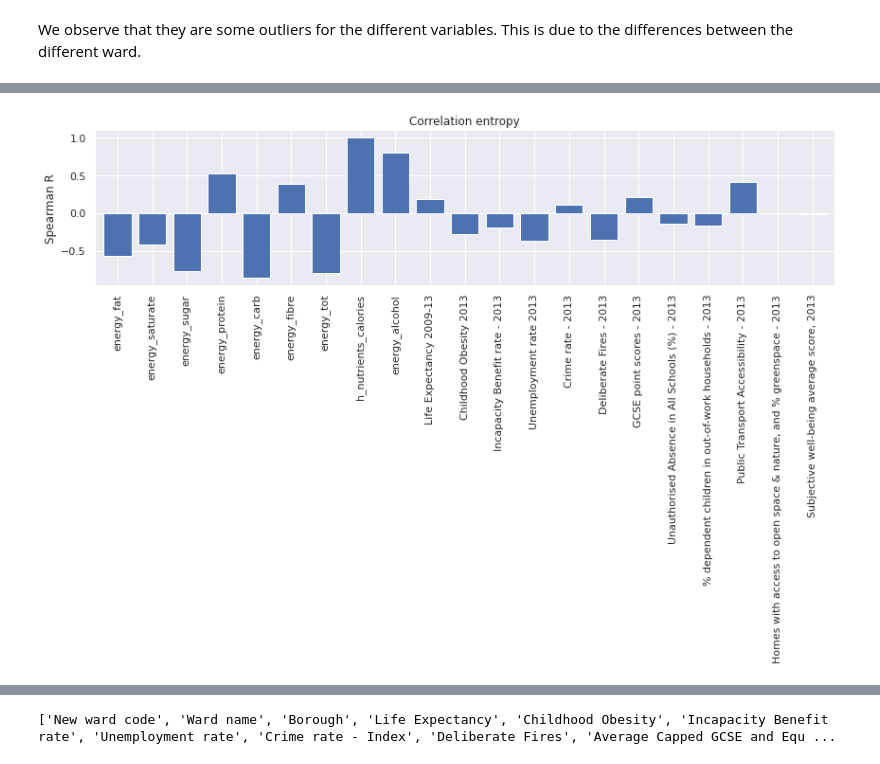
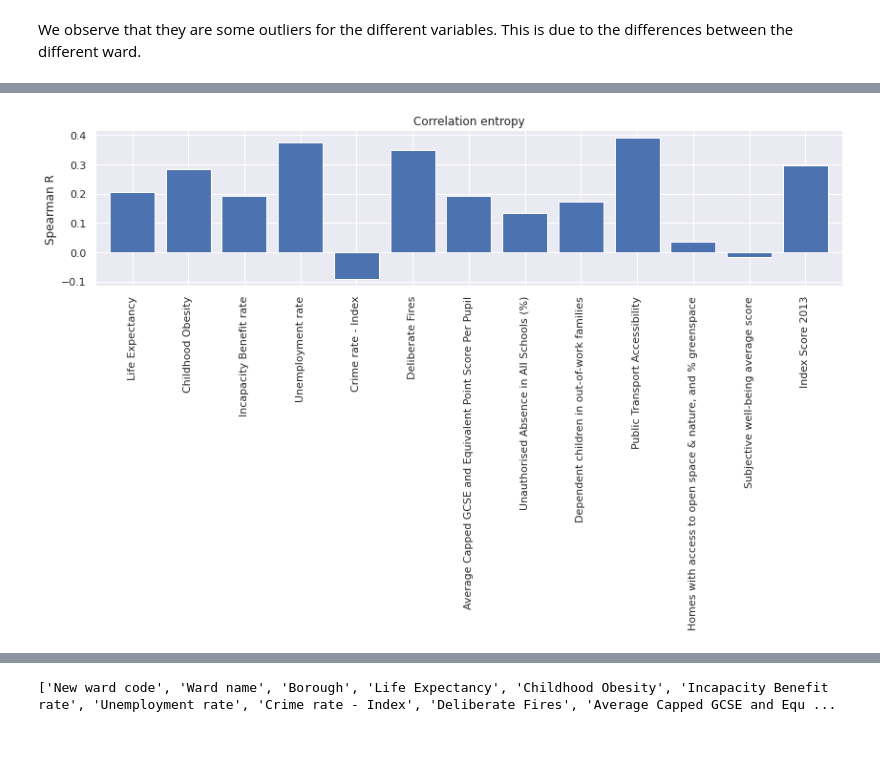
Before and after one commit to epfl-ada/ada-2020-project-milestone-p3-p3_caxaga, a Jupyter notebook: main.ipynb, the cells around one changed output, grey strips where cells are left out. Cells and saved outputs as stored; diff of their text form; code cells hidden in the pictures.

```diff
--- a/main.ipynb
+++ b/main.ipynb
@@ -206,7 +206,7 @@ len(set(wellbeing_data["New ward code"].values)
 387
 # %%
 wellbeing_grocery = pd.merge(
-    left=year_grocery, right=wellbeing_data, left_on='area_id', right_on="New ward code")
+    left=year_grocery, right=wellbeing_scores, left_on='area_id', right_on="New ward code")
 wellbeing_grocery = wellbeing_grocery.drop("New ward code", axis=1)
 display(wellbeing_grocery)
 # %% [output]
@@ -366,11 +411,11 @@ plt.show()
 # %%
 plt.figure(figsize=(14, 3))
-correlation["h_nutrients_calories"].plot.bar(
+correlation["h_nutrients_calories"][columns_scores].plot.bar(
     x=None, y=None, width=0.8, legend=None)
 plt.ylabel("Spearman R")
 plt.title("Correlation entropy")
 plt.show()
 # %% [output]
-[figure, old version]
+[figure, new version]
 # %%
 plt.figure(figsize=(14, 3))
```
Also changed, not shown: parts of 21 cells of this notebook.
